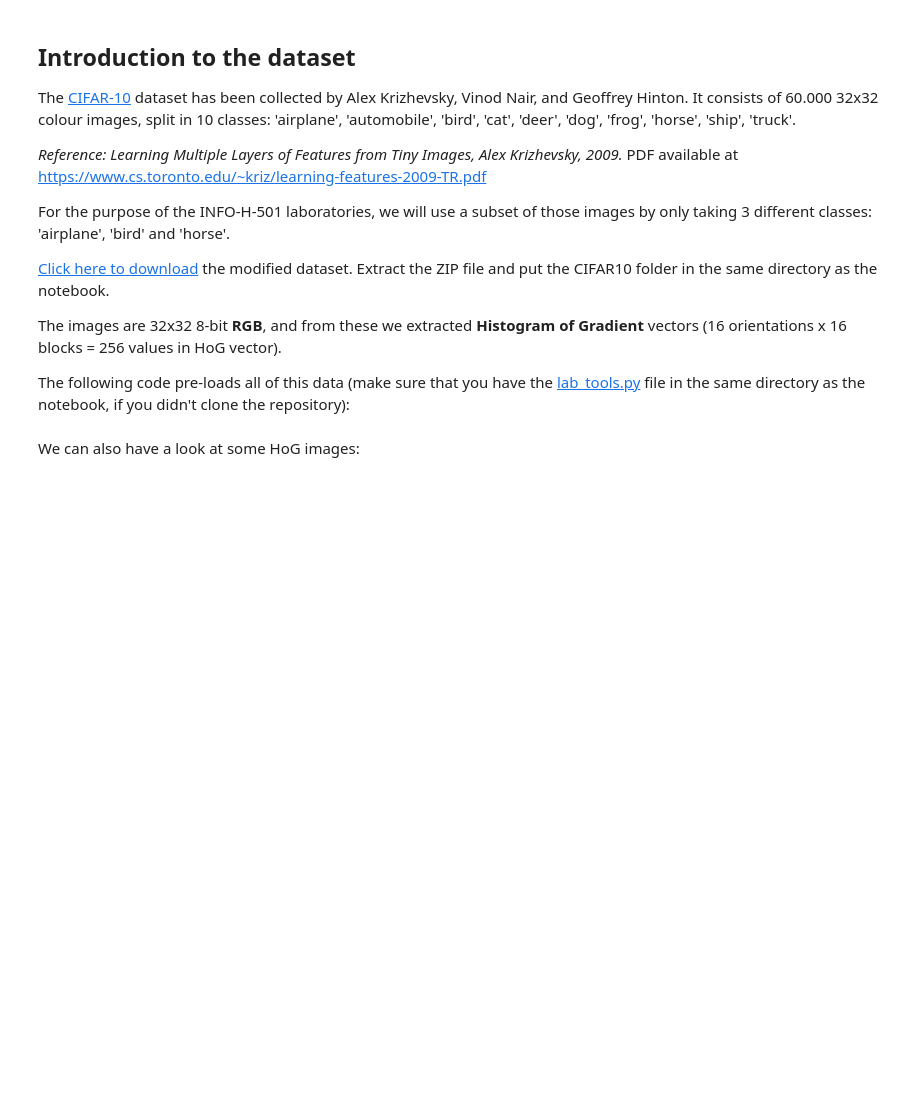
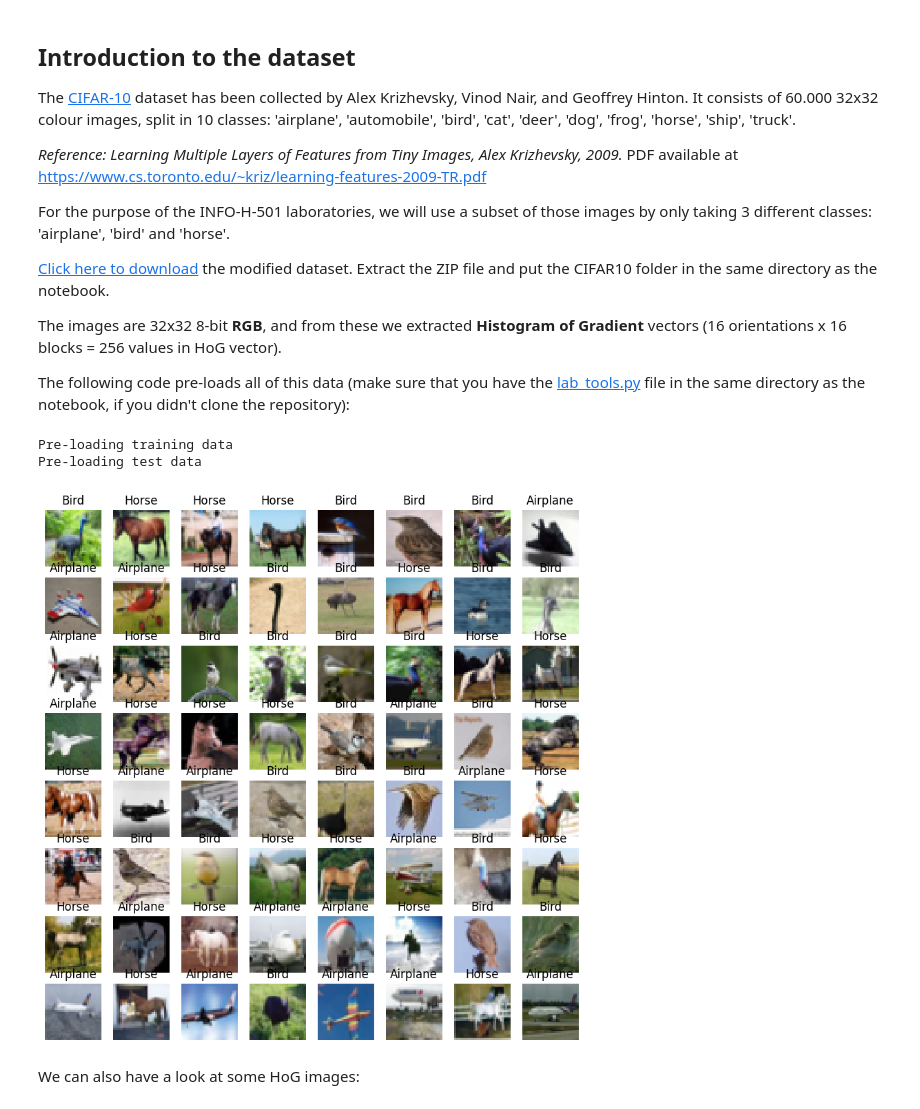
Before and after one commit to HAMRITWassim/info-h-501, a Jupyter notebook: docs/LABS/ML0_Introduction.ipynb, the cells around one changed output. Drawn from its saved outputs; the diff is of its cells as text; code cells hidden in the pictures; blank space fills up the shorter version.

```diff
--- a/docs/LABS/ML0_Introduction.ipynb
+++ b/docs/LABS/ML0_Introduction.ipynb
@@ -27,17 +27,21 @@ The following code pre-loads all of this data (make sure that you have the [lab_
 # %%
 from lab_tools import CIFAR10, get_hog_image
 # %%
-dataset = CIFAR10('../../extern_data/CIFAR10/')
+dataset = CIFAR10('./CIFAR10/')
 from matplotlib import pyplot as plt
 %matplotlib inline
 
 plt.figure(figsize=(10,10))
 for i in range(64):
     plt.subplot(8,8,i+1)
     plt.imshow(dataset.train['images'][i].reshape((32,32,3)), interpolation='none')
     plt.title(dataset.labels[dataset.train['labels'][i]])
     plt.axis('off')
 plt.show()
+# %% [output]
+Pre-loading training data
+Pre-loading test data
+[figure, added]
 # %% [markdown]
 We can also have a look at some HoG images:
 # %%
```
Also changed, not shown: parts of 6 cells of this notebook, 1 other file.
